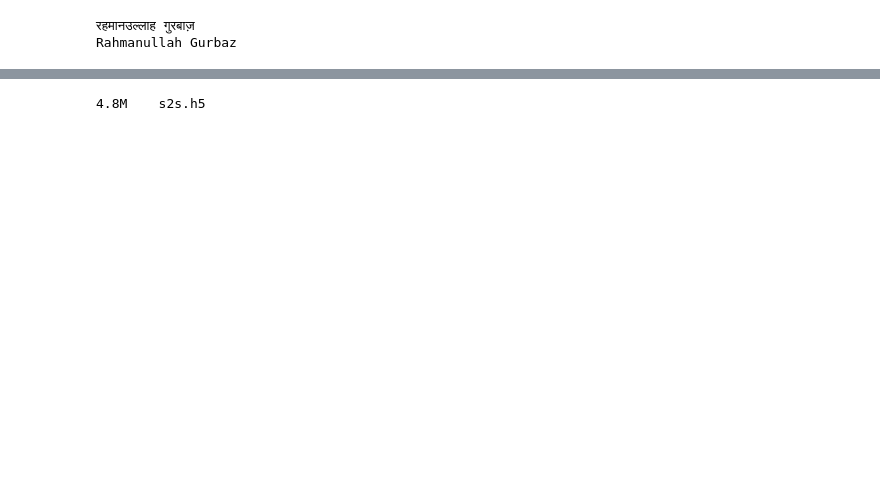
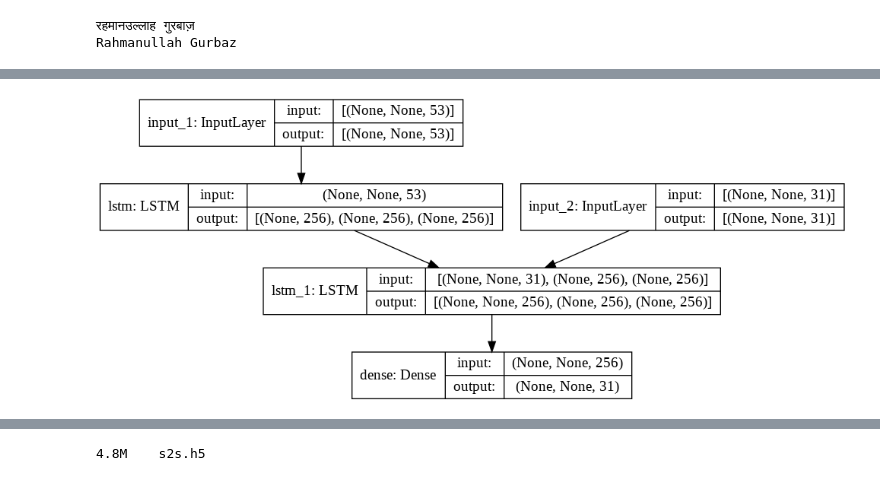
Before and after one commit to rajashekar/colab, a Jupyter notebook: Transliterate.ipynb, the cells around one changed output, grey strips where cells are left out. Drawn from its saved outputs; the diff is of its cells as text; code cells hidden in the pictures; blank space fills up the shorter version.

```diff
--- a/Transliterate.ipynb
+++ b/Transliterate.ipynb
@@ -73,0 +81,2 @@ for input_word, target_word in zip(input_list, target_list):
+# %%
+input_words, target_words = get_mapping_words(input_list, target_list)
@@ -74,3 +96,17 @@ for input_word, target_word in zip(input_list, target_list):
+# %%
+def build_vocab(input_words, target_words):
+  input_vocab = set()
+  target_vocab = set()
+  for input_word, target_word in zip(input_words, target_words):
+      input_vocab.update(set(input_word))
+      target_vocab.update(set(target_word))
+  return input_vocab, target_vocab
+# %%
+input_vocab, target_vocab = build_vocab(input_words, target_words)
+# %%
+# append start of word (^) and end of word tokens ($)
+target_vocab.add('^')
+target_vocab.add('$')
 # %%
 print(f"Total hindi characters {len(input_vocab)}")
 print(f"Total english characters {len(target_vocab)}")
@@ -179,3 +216,7 @@ model = Model([encoder_inputs, decoder_inputs], decoder_outputs)
+# %%
+tf.keras.utils.plot_model(model, show_shapes=True, show_layer_names=True)
+# %% [output]
+[figure, added]
 # %%
 # Training
 batch_size = 64  # Batch size for training.
```
Also changed, not shown: parts of 32 cells of this notebook.
